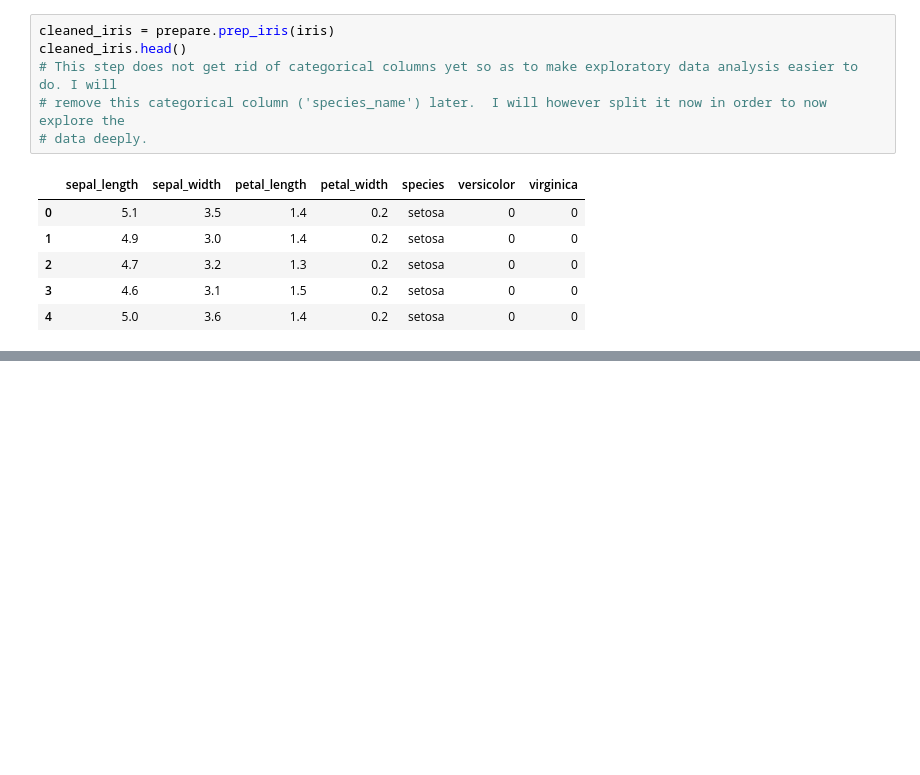
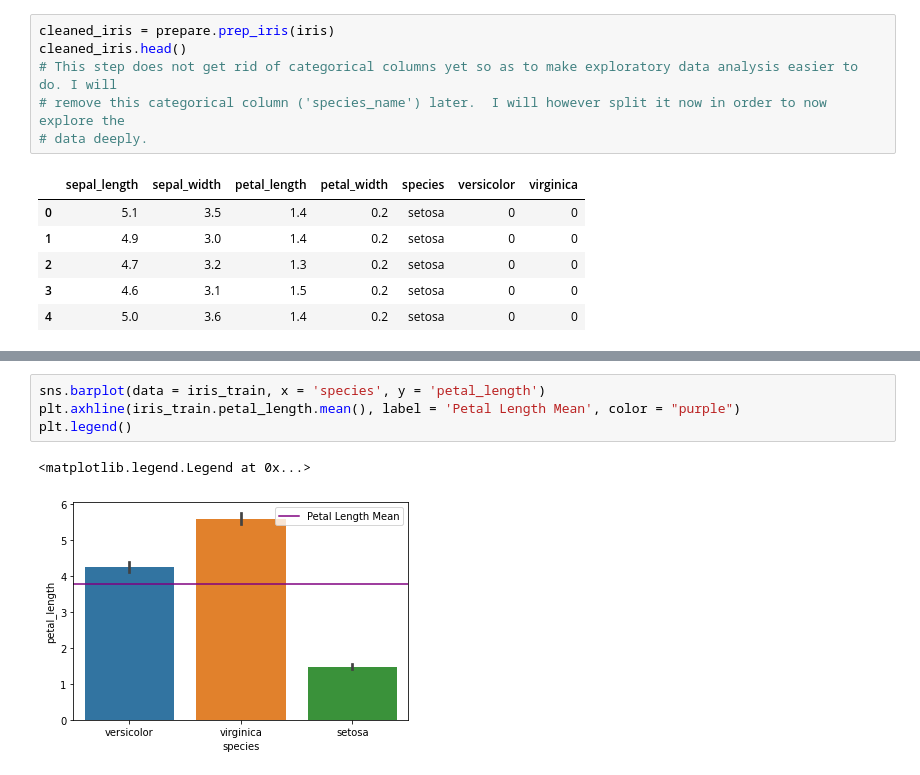
Before and after one commit to AndrewRachuig/classification-exercises, a Jupyter notebook: classification-exercises.ipynb, the cells around one changed output, grey strips where cells are left out. Saved outputs shown, nothing was run; the diff lists cells and outputs as text; blank space fills up the shorter version.

```diff
--- a/classification-exercises.ipynb
+++ b/classification-exercises.ipynb
@@ -693,0 +704,7 @@ Document takeaways & any actions.
+# %%
+sns.barplot(data = iris_train, x = 'species', y = 'petal_length')
+plt.axhline(iris_train.petal_length.mean(), label = 'Petal Length Mean', color = "purple")
+plt.legend()
+# %% [output]
+<matplotlib.legend.Legend at 0x...>
+[figure, added]
```
Also changed, not shown: parts of 68 cells of this notebook.
